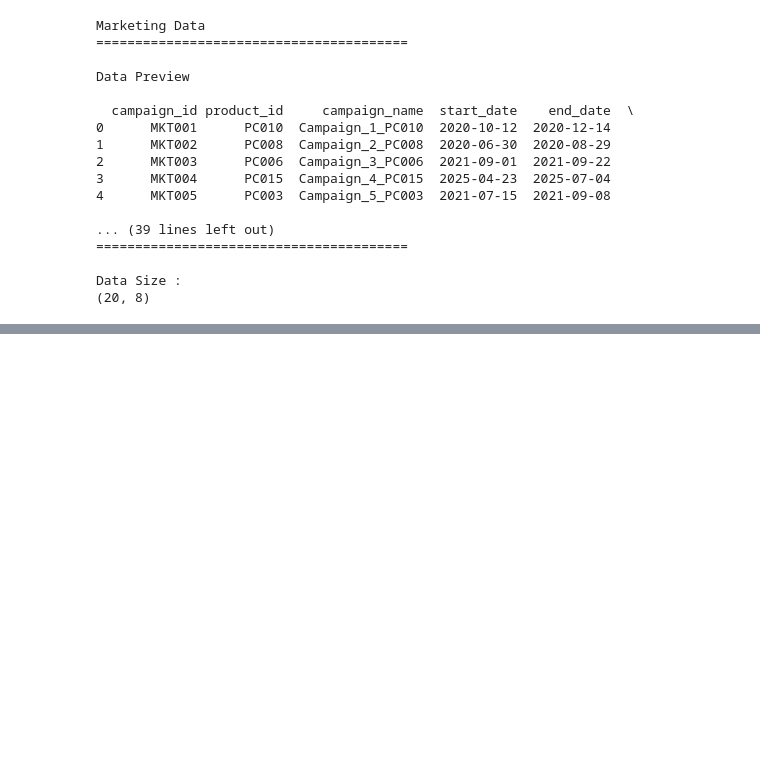
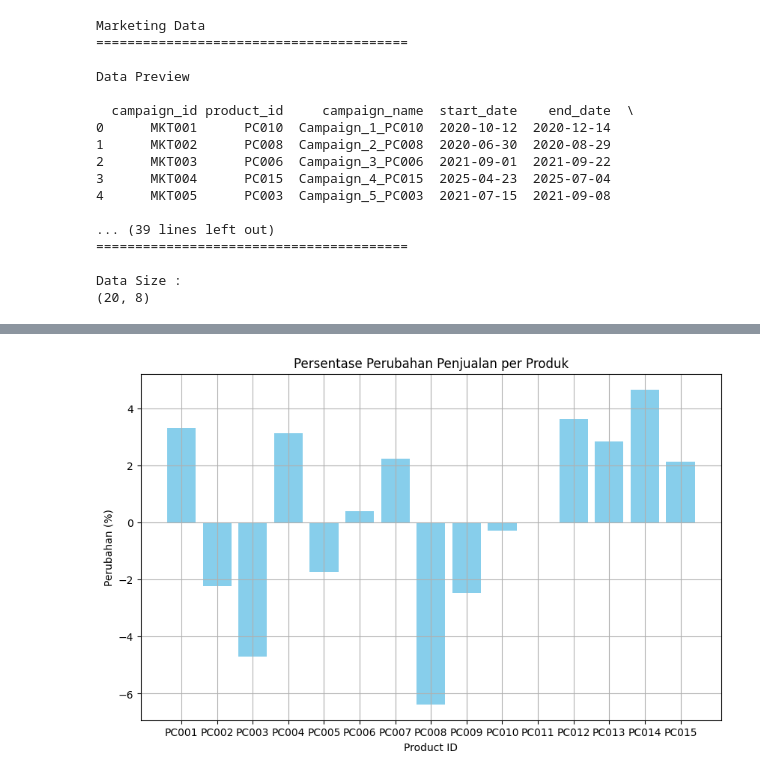
Before and after one commit to hawaricracker/DSC, a Jupyter notebook: Main.ipynb, the cells around one changed output, grey strips where cells are left out. Drawn from its saved outputs; the diff is of its cells as text; code cells hidden in the pictures; blank space fills up the shorter version.

```diff
--- a/Main.ipynb
+++ b/Main.ipynb
@@ -63,0 +170,26 @@ Data Size :
+# %%
+from datetime import datetime
+
+product_sold_percentage = []
+
+
+df_percentage = sales_sum[
+    (sales_sum['month'] == datetime(2020, 1, 1)) |
+    (sales_sum['month'] == datetime(2025, 10, 1))
+].reset_index(drop=True)
+
+product_id = np.unique(df_percentage['product_id'])
+
+for i in range(1 , len(df_percentage), 2):
+    tmp = ((df_percentage['units_sold'].iloc[i] - df_percentage['units_sold'].iloc[i-1]) / df_percentage['units_sold'].iloc[i]) * 100
+    product_sold_percentage.append(tmp)
+
+plt.figure(figsize=(10, 6))
+plt.bar(product_id, product_sold_percentage, color='skyblue')
+plt.grid(True)
+plt.xlabel("Product ID")
+plt.ylabel("Perubahan (%)")
+plt.title("Persentase Perubahan Penjualan per Produk")
+plt.show()
+# %% [output]
+[figure, added]
```
Also changed, not shown: parts of 7 cells of this notebook.
